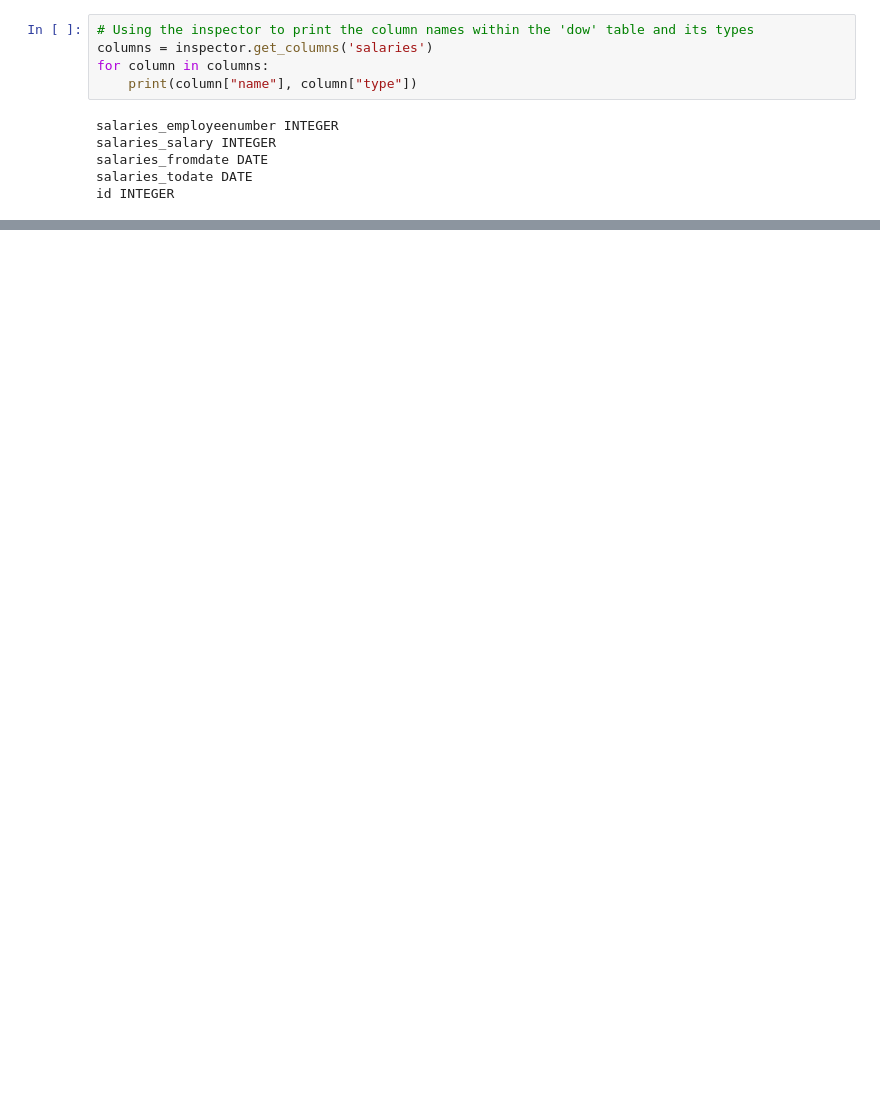
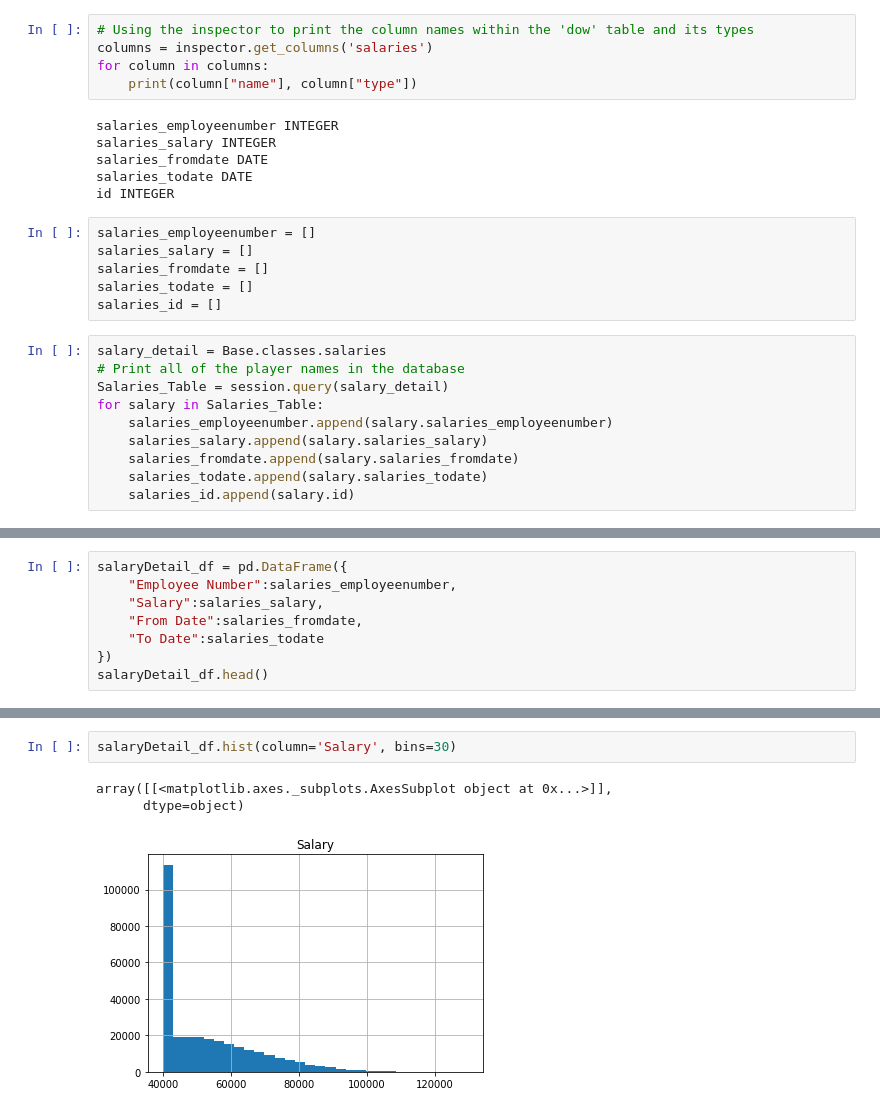
Before and after one commit to kirpatrick/sql-challenge, a Jupyter notebook: EmployeeSQL/employeeSQL_salaryAnalysis.ipynb, the cells around one changed output, grey strips where cells are left out. Saved outputs shown, nothing was run; the diff lists cells and outputs as text; blank space fills up the shorter version.

```diff
--- a/EmployeeSQL/employeeSQL_salaryAnalysis.ipynb
+++ b/EmployeeSQL/employeeSQL_salaryAnalysis.ipynb
@@ -173,3 +165,19 @@ salaries_salary INTEGER
 salaries_fromdate DATE
 salaries_todate DATE
 id INTEGER
+# %%
+salaries_employeenumber = []
+salaries_salary = []
+salaries_fromdate = []
+salaries_todate = []
+salaries_id = []
+# %%
+salary_detail = Base.classes.salaries
+# Print all of the player names in the database
+Salaries_Table = session.query(salary_detail)
+for salary in Salaries_Table:
+    salaries_employeenumber.append(salary.salaries_employeenumber)
+    salaries_salary.append(salary.salaries_salary)
+    salaries_fromdate.append(salary.salaries_fromdate)
+    salaries_todate.append(salary.salaries_todate)
+    salaries_id.append(salary.id)
@@ -175,0 +186,8 @@ id INTEGER
+# %%
+salaryDetail_df = pd.DataFrame({
+    "Employee Number":salaries_employeenumber,
+    "Salary":salaries_salary,
+    "From Date":salaries_fromdate,
+    "To Date":salaries_todate
+})
+salaryDetail_df.head()
@@ -175,0 +215,6 @@ id INTEGER
+# %%
+salaryDetail_df.hist(column='Salary', bins=30)
+# %% [output]
+array([[<matplotlib.axes._subplots.AxesSubplot object at 0x...>]],
+      dtype=object)
+[figure, added]
```
Also changed, not shown: parts of 8 cells of this notebook, 1 other file.
